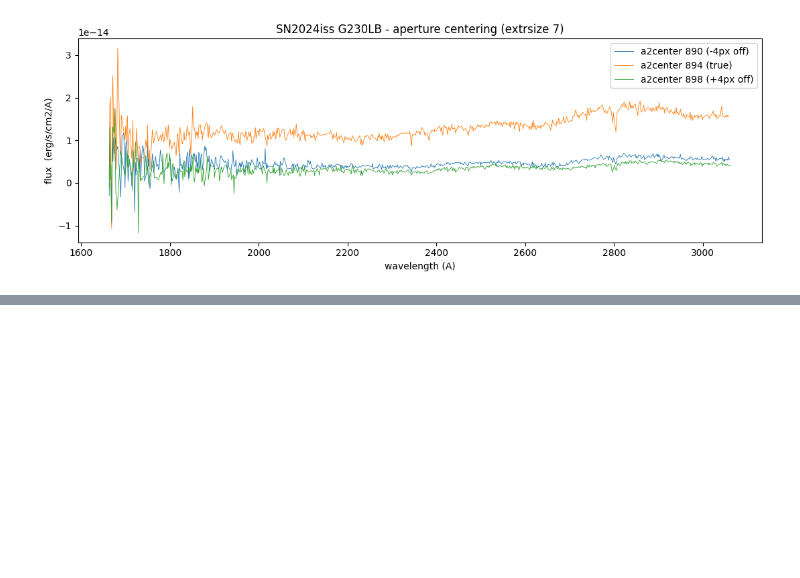
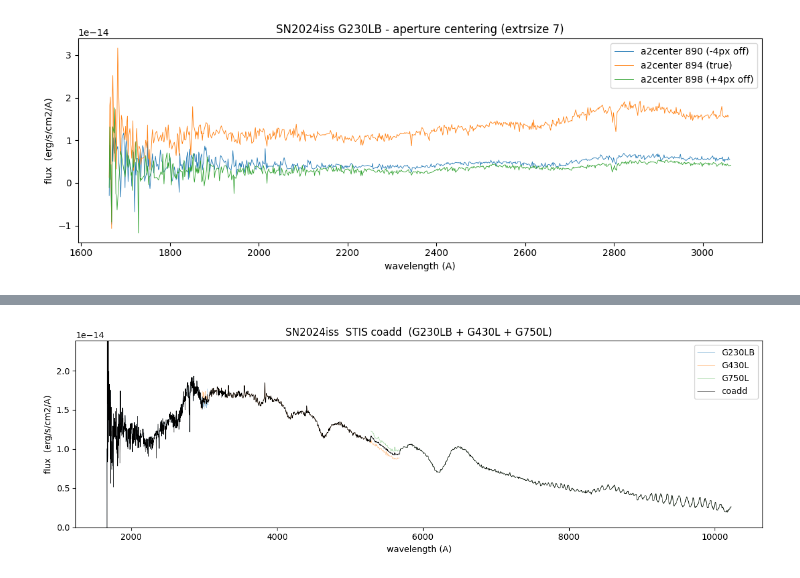
Before and after one commit to Ishaan2602/hst-uv-sn-spectra, a Jupyter notebook: stis_sandbox.ipynb, the cells around one changed output, grey strips where cells are left out. Cells and saved outputs as stored; diff of their text form; code cells hidden in the pictures; blank space fills up the shorter version.

```diff
--- a/stis_sandbox.ipynb
+++ b/stis_sandbox.ipynb
@@ -370,0 +376,41 @@ WARNING: UnitsWarning: 'Counts/s' did not parse as fits unit: At col 0, Unit 'Co
+# %%
+import astropy.units as u
+from specutils.manipulation import FluxConservingResampler
+try:
+    from specutils import Spectrum1D
+except ImportError:
+    from specutils import Spectrum as Spectrum1D
+
+specs = {
+    'G230LB': f"{obsdir}/230_x1d_ours.fits",  # our own extraction
+    'G430L':  "./Data/2024iss/mastDownload/HST/of8b02030/of8b02030_sx1.fits",
+    'G750L':  "./Data/2024iss/mastDownload/HST/of8b02040/of8b02040_sx1.fits",
+}
+# common axis at each grating's native dispersion (from the PI's reference)
+axis = np.concatenate([np.arange(1667, 3040, 1.37), np.arange(3040, 5615, 2.75),
+                       np.arange(5615, 10250, 4.87)]) * u.AA
+rs = FluxConservingResampler(extrapolation_treatment='nan_fill')
+flam = u.erg / u.s / u.cm**2 / u.AA
+
+resamp = {}
+for grat, fn in specs.items():
+    tb = Table.read(fn, hdu=1)
+    wv, fx, dqf = tb['WAVELENGTH'][0], tb['FLUX'][0], tb['DQ'][0]
+    ok = (dqf & 16 != 16) & (dqf & 512 != 512) & np.isfinite(fx) & (fx != 0)
+    sp = Spectrum1D(spectral_axis=np.asarray(wv[ok], float) * u.AA, flux=np.asarray(fx[ok], float) * flam)
+    resamp[grat] = rs(sp, axis)
+
+# median across the gratings: overlaps -> median, elsewhere -> the single grating
+stack = np.vstack([r.flux.value for r in resamp.values()])
+coadd = np.nanmedian(stack, axis=0)
+
+plt.figure(figsize=(12, 4))
+for grat, r in resamp.items():
+    plt.plot(axis, r.flux.value, lw=0.5, alpha=0.45, label=grat)
+plt.plot(axis, coadd, lw=0.6, color='k', label='coadd')
+lo, hi = np.nanpercentile(coadd, [1, 99])
+plt.ylim(lo - abs(lo), hi * 1.3)
+plt.xlabel('wavelength (A)'); plt.ylabel('flux  (erg/s/cm2/A)'); plt.legend()
+plt.title('SN2024iss  STIS coadd  (G230LB + G430L + G750L)')
+plt.tight_layout(); plt.show()
+# %% [output]
@@ -370,0 +434 @@ WARNING: UnitsWarning: 'Counts/s' did not parse as fits unit: At col 0, Unit 'Co
+[figure, added]
```
Also changed, not shown: parts of 2 cells of this notebook, 2 other files.
